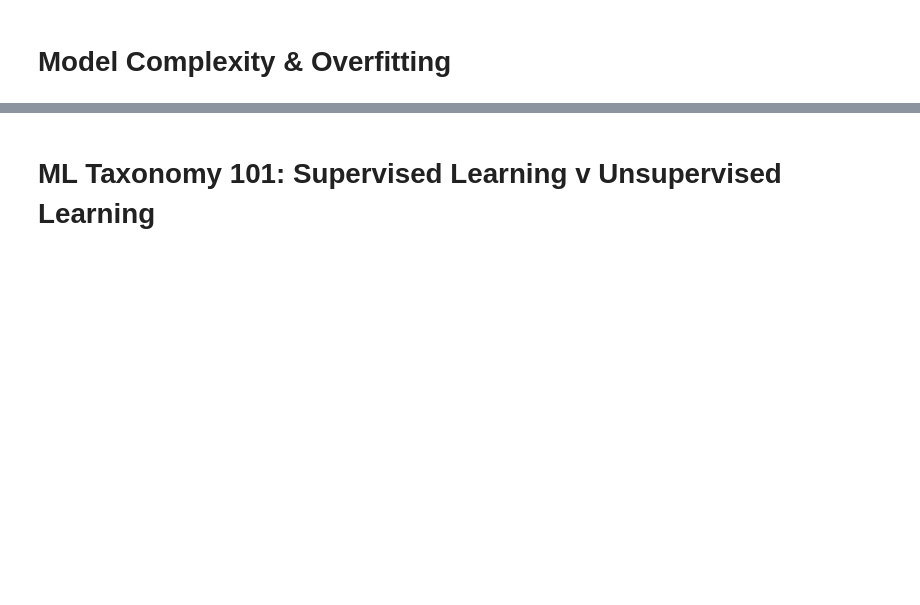
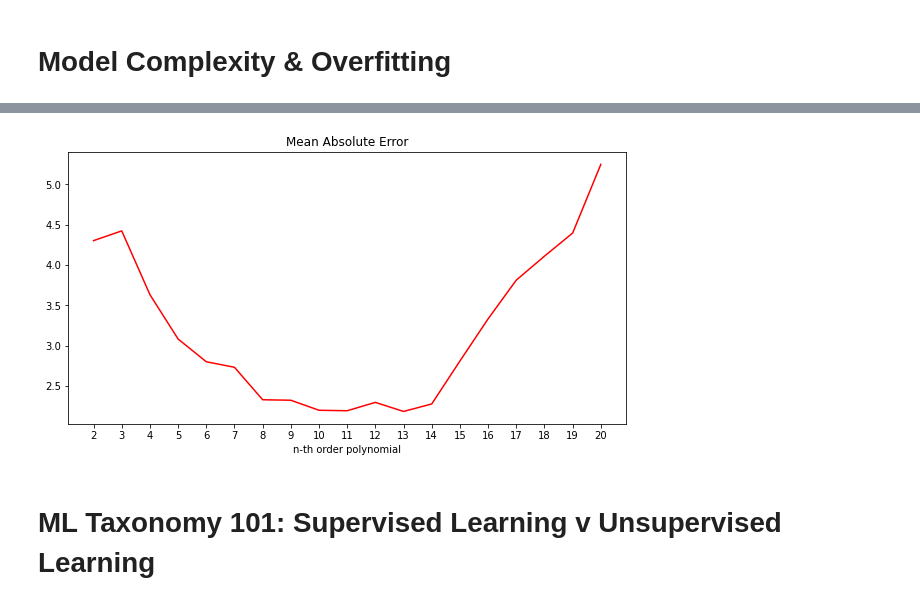
Before and after one commit to arnold-smit/nbs_tutorial, a Jupyter notebook: 08 - scikit-learn.ipynb, the cells around one changed output, grey strips where cells are left out. Cells and saved outputs as stored; diff of their text form; code cells hidden in the pictures; blank space fills up the shorter version.

```diff
--- a/08 - scikit-learn.ipynb
+++ b/08 - scikit-learn.ipynb
@@ -86,3 +120,14 @@ The IDC forecasts the Global Datasphere to grow to 175 ZB by 2025 ... FYI:
+# %%
+## plot mean absolute error as function of order of the polynomial
+poly_ord = np.linspace(2, 20, num=19).astype(np.int)
+poly_mae = np.array([np.abs(y-df.iloc[:,:ix].pipe(lambda d: lm.fit(d,y).predict(d))).mean() for ix in range(2,21)])
+_, ax    = plt.subplots(figsize=(10,5))
+ax.plot(poly_ord, poly_mae,'-r')
+ax.set_xticks(poly_ord)
+ax.set_xlabel('n-th order polynomial')
+ax.set_title('Mean Absolute Error');
+# %% [output]
+[figure, added]
 # %% [markdown]
 # ML Taxonomy 101: Supervised Learning v Unsupervised Learning
 # %% [markdown]
```
Also changed, not shown: parts of 4 cells of this notebook.
